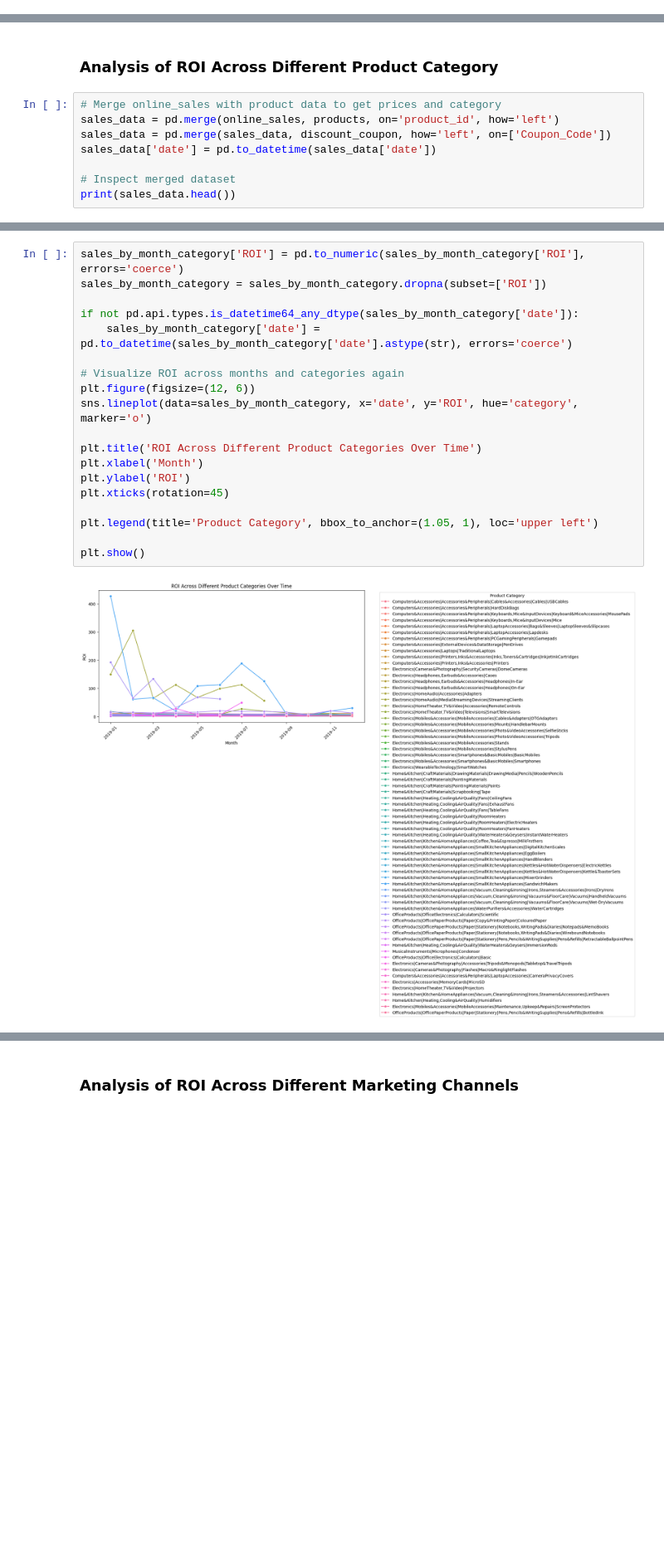
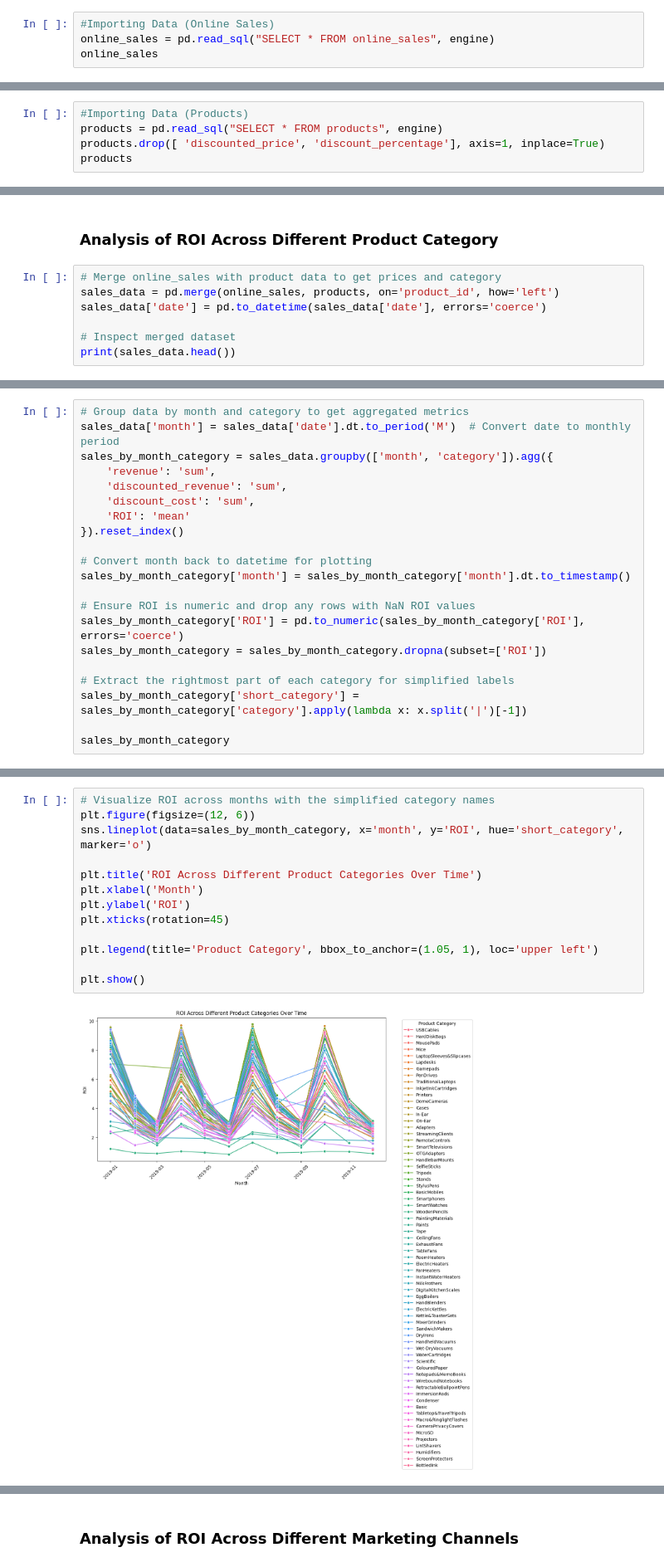
Before and after one commit to sweeenlim/Passion8, a Jupyter notebook: marketing_channels/marketing_channels.ipynb, the cells around one changed output, grey strips where cells are left out. Shown at 83% size. Saved outputs shown, nothing was run; the diff lists cells and outputs as text; blank space fills up the shorter version.

```diff
--- a/marketing_channels/marketing_channels.ipynb
+++ b/marketing_channels/marketing_channels.ipynb
@@ -23,0 +38,4 @@ ratings = pd.read_csv('../data/ratings.csv')
+# %%
+#Importing Data (Online Sales)
+online_sales = pd.read_sql("SELECT * FROM online_sales", engine)
+online_sales
@@ -23,0 +56,5 @@ ratings = pd.read_csv('../data/ratings.csv')
+# %%
+#Importing Data (Products)
+products = pd.read_sql("SELECT * FROM products", engine)
+products.drop([ 'discounted_price', 'discount_percentage'], axis=1, inplace=True)
+products
@@ -30,8 +131,7 @@ users = pd.read_csv('../data/users.csv')
 # %%
 # Merge online_sales with product data to get prices and category
 sales_data = pd.merge(online_sales, products, on='product_id', how='left')
-sales_data = pd.merge(sales_data, discount_coupon, how='left', on=['Coupon_Code'])
-sales_data['date'] = pd.to_datetime(sales_data['date'])
+sales_data['date'] = pd.to_datetime(sales_data['date'], errors='coerce')
 
 # Inspect merged dataset
 print(sales_data.head())
@@ -103,0 +210,21 @@ sales_by_month_category = sales_data.groupby([sales_data['date'].dt.to_period('M
+# %%
+# Group data by month and category to get aggregated metrics
+sales_data['month'] = sales_data['date'].dt.to_period('M')  # Convert date to monthly period
+sales_by_month_category = sales_data.groupby(['month', 'category']).agg({
+    'revenue': 'sum',
+    'discounted_revenue': 'sum',
+    'discount_cost': 'sum',
+    'ROI': 'mean'
+}).reset_index()
+
+# Convert month back to datetime for plotting
+sales_by_month_category['month'] = sales_by_month_category['month'].dt.to_timestamp()
+
+# Ensure ROI is numeric and drop any rows with NaN ROI values
+sales_by_month_category['ROI'] = pd.to_numeric(sales_by_month_category['ROI'], errors='coerce')
+sales_by_month_category = sales_by_month_category.dropna(subset=['ROI'])
+
+# Extract the rightmost part of each category for simplified labels
+sales_by_month_category['short_category'] = sales_by_month_category['category'].apply(lambda x: x.split('|')[-1])
+
+sales_by_month_category
@@ -104,21 +245,15 @@ sales_by_month_category = sales_data.groupby([sales_data['date'].dt.to_period('M
 # %%
-sales_by_month_category['ROI'] = pd.to_numeric(sales_by_month_category['ROI'], errors='coerce')
-sales_by_month_category = sales_by_month_category.dropna(subset=['ROI'])
-
-if not pd.api.types.is_datetime64_any_dtype(sales_by_month_category['date']):
-    sales_by_month_category['date'] = pd.to_datetime(sales_by_month_category['date'].astype(str), errors='coerce')
-
-# Visualize ROI across months and categories again
+# Visualize ROI across months with the simplified category names
 plt.figure(figsize=(12, 6))
-sns.lineplot(data=sales_by_month_category, x='date', y='ROI', hue='category', marker='o')
+sns.lineplot(data=sales_by_month_category, x='month', y='ROI', hue='short_category', marker='o')
 
 plt.title('ROI Across Different Product Categories Over Time')
 plt.xlabel('Month')
 plt.ylabel('ROI')
 plt.xticks(rotation=45)
 
 plt.legend(title='Product Category', bbox_to_anchor=(1.05, 1), loc='upper left')
 
 plt.show()
 # %% [output]
-[figure, old version]
+[figure, new version]
```
Also changed, not shown: parts of 116 cells of this notebook.
